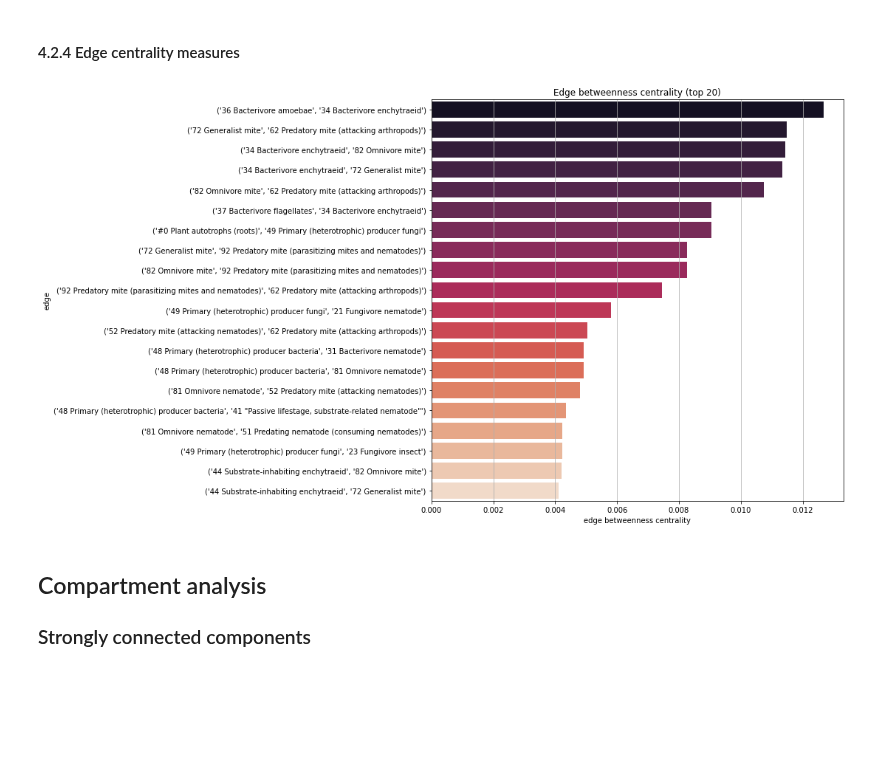
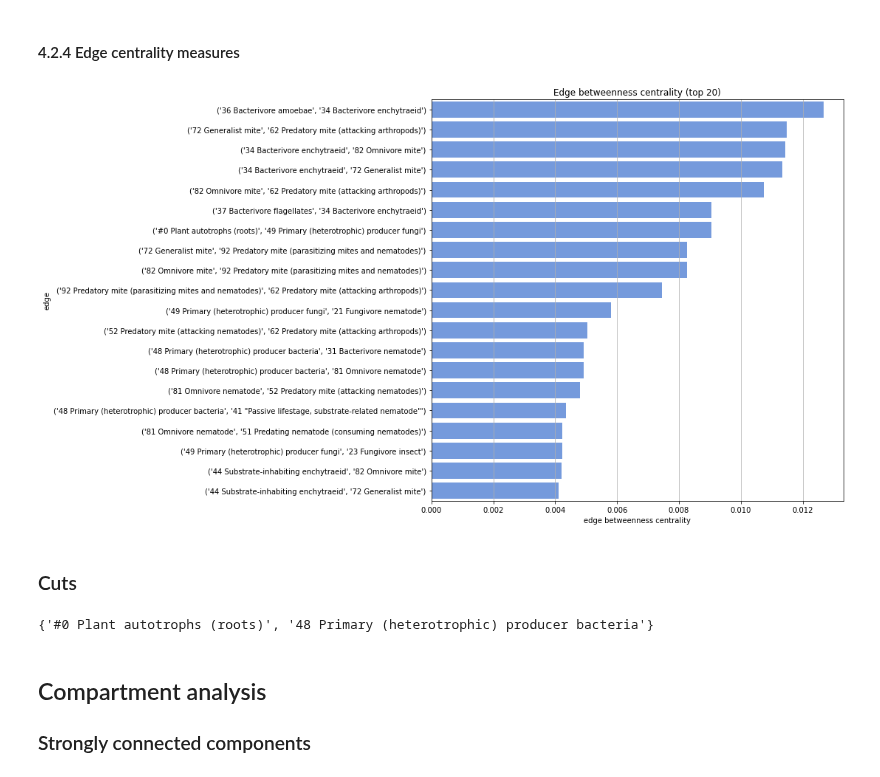
Before and after one commit to MartinMarzi/BEFANA, a Jupyter notebook: 3-network analysis.ipynb, the cells around one changed output. Saved outputs shown, nothing was run; the diff lists cells and outputs as text; code cells hidden in the pictures; blank space fills up the shorter version.

```diff
--- a/3-network analysis.ipynb
+++ b/3-network analysis.ipynb
@@ -120,10 +123,10 @@ _ = ax.set_title("Summary of network centrality measures")
 # %%
 edge_centralities = pd.DataFrame(sorted(nx.centrality.edge_betweenness_centrality(G).items(), reverse=True, key=lambda x: x[1]),
                                  columns=['edge', 'edge betweenness centrality'])
 
 fig, plot = plt.subplots(figsize=(10, 10))
-ax = sns.barplot(x='edge betweenness centrality', y='edge', data=edge_centralities.iloc[:20], palette='rocket')
+ax = sns.barplot(x='edge betweenness centrality', y='edge', data=edge_centralities.iloc[:20], color='cornflowerblue')
 ax.grid(which='major', axis='x')
 _ = ax.set_title('Edge betweenness centrality (top 20)')
 # %% [output]
-[figure, old version]
+[figure, new version]
@@ -132,3 +133,10 @@ _ = ax.set_title('Edge betweenness centrality (top 20)')
+# %% [markdown]
+### Cuts
+# %%
+nx.minimum_node_cut(nx.Graph(G))
+# len(list(nx.components.weakly_connected_components(G))[0])
+# %% [output]
+{'#0 Plant autotrophs (roots)', '48 Primary (heterotrophic) producer bacteria'}
 # %%
 # Find node cut (finding the min list of nodes/edges taht separate the connected graph; )
 # %% [markdown]
```
Also changed, not shown: parts of 7 cells of this notebook.
